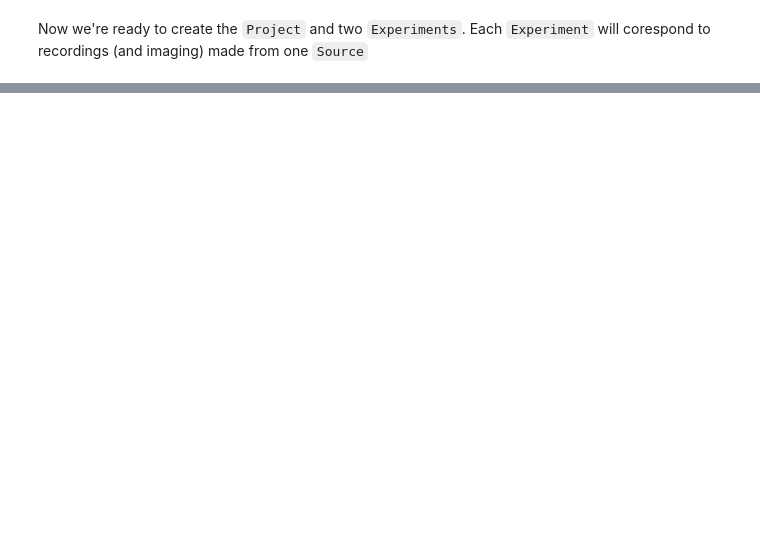
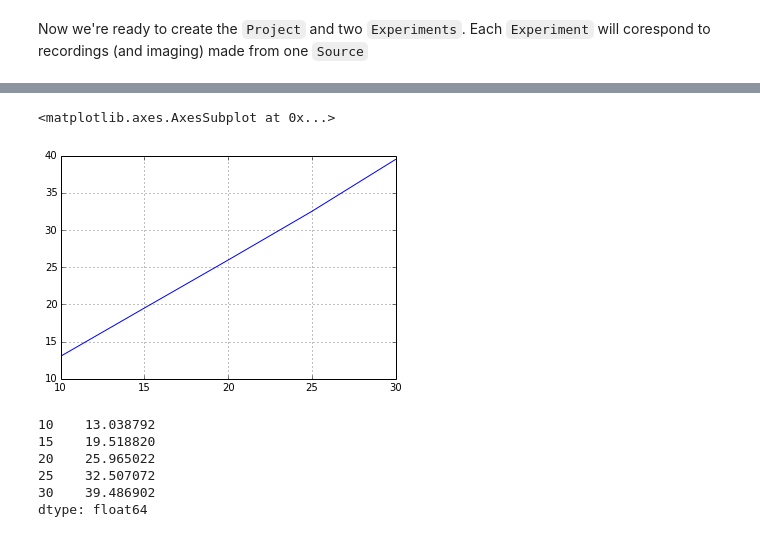
Before and after one commit to physion/ovation-sample-project, a Jupyter notebook: physiology-sample-project.ipynb, the cells around one changed output, grey strips where cells are left out. Cells and saved outputs as stored; diff of their text form; code cells hidden in the pictures; blank space fills up the shorter version.

```diff
--- a/physiology-sample-project.ipynb
+++ b/physiology-sample-project.ipynb
@@ -254,0 +257,23 @@ with open(ENTITY_IDS, 'r') as f:
+# %%
+cells = {}
+epochs = []
+for expt in iterable(project.getExperiments()):
+    for epoch in iterable(expt.getEpochs()): # ctx.getObjectsWithTag('demo')
+        epochs += [epoch]
+        cell = epoch.getInputSources().get('cell')
+        if len(list(iterable(epoch.getMeasurements()))) > 0:
+            m = epoch.getMeasurement('Membrane current')
+            data = as_data_frame(m)
+            peak = max(data['current']).item()
+            k = cell.getURI().toString()
+            peaks = cells.get(k, {})
+            pk = epoch.getProtocolParameters().get('step_amplitude_mV')
+            cell_peaks = peaks.get(pk, [])
+            peaks[pk] = cell_peaks + [peak]
+            cells[k] = peaks
+# %%
+for (k,v) in cells.iteritems():
+    for ck, cv in v.iteritems():
+        v[ck] = sp.mean(cv)
+
+    cells[k] = v
@@ -254,0 +282,3 @@ with open(ENTITY_IDS, 'r') as f:
+# %%
+df = pd.DataFrame(data=cells.values(), index=cells.keys())
+df
@@ -254,0 +295,14 @@ with open(ENTITY_IDS, 'r') as f:
+# %%
+df.mean().plot()
+# %% [output]
+<matplotlib.axes.AxesSubplot at 0x...>
+[figure, added]
+# %%
+df.mean()
+# %% [output]
+10    13.038792
+15    19.518820
+20    25.965022
+25    32.507072
+30    39.486902
+dtype: float64
```
Also changed, not shown: parts of 9 cells of this notebook.
